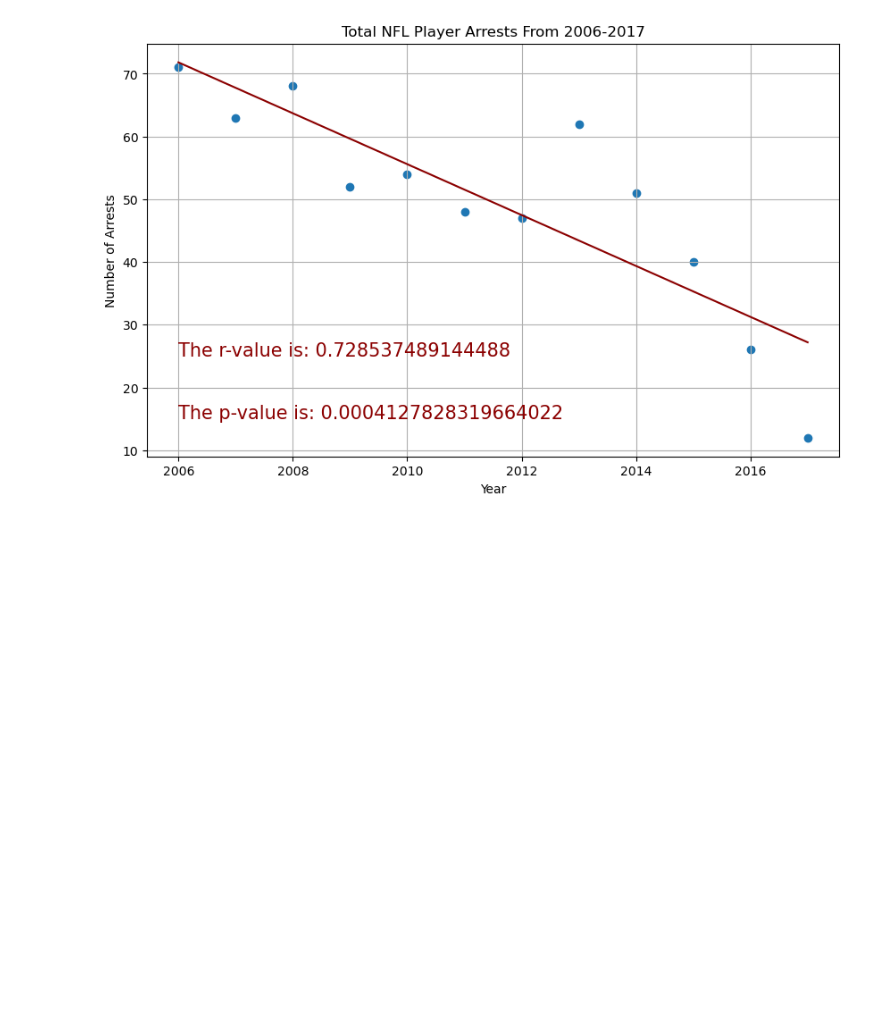
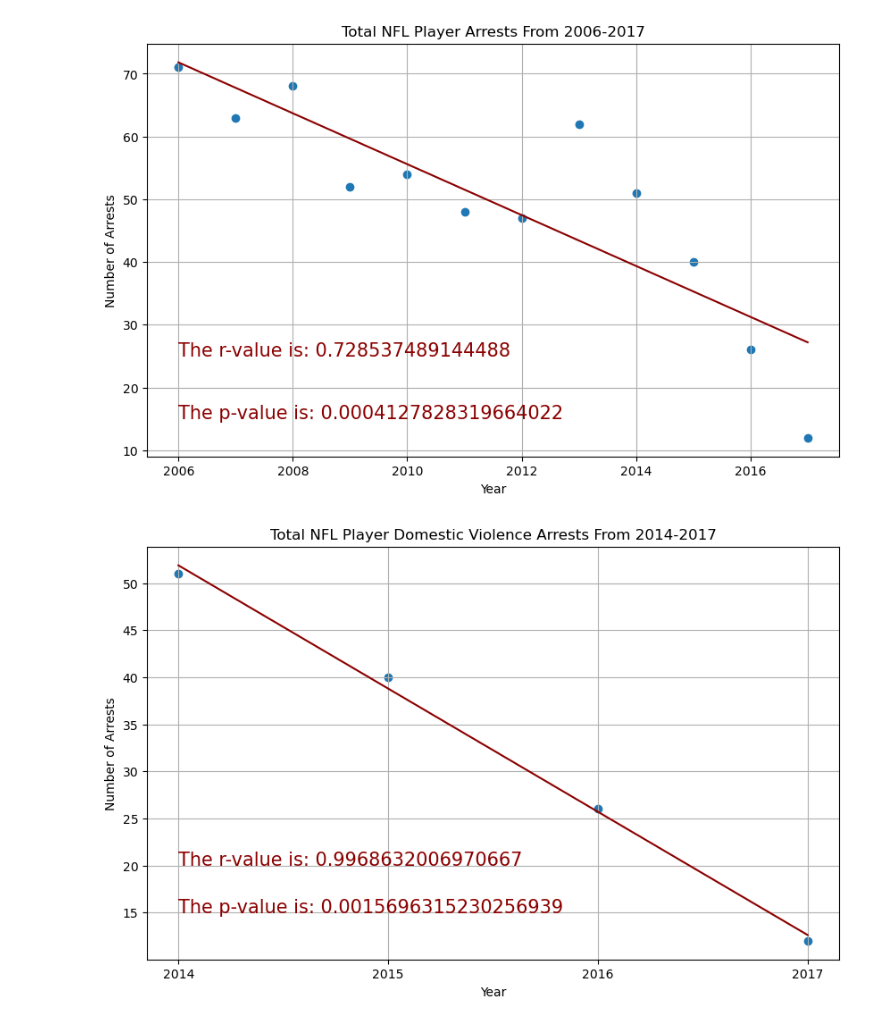
Before and after one commit to jystyn/nfl_arrest_analysis, a Jupyter notebook: 01_charts.ipynb, the cells around one changed output. Drawn from its saved outputs; the diff is of its cells as text; code cells hidden in the pictures; blank space fills up the shorter version.

```diff
--- a/01_charts.ipynb
+++ b/01_charts.ipynb
@@ -171,3 +171,32 @@ plt.grid(True)
 plt.show()
 # %% [output]
 [figure]
+# %%
+# Convert index to float type
+dv_arrests_by_year = arrest_data.groupby("YEAR").size()
+dv_arrests_by_year.index = dv_arrests_by_year.index.astype(float)
+
+# Filter years
+dv_arrests_by_year_filtered = dv_arrests_by_year[(dv_arrests_by_year.index >= 2014) & (dv_arrests_by_year.index <= 2017)]
+
+# Linear Regression Line
+slope, intercept, rvalue, pvalue, stderr = linregress(dv_arrests_by_year_filtered.index, dv_arrests_by_year_filtered.values)
+regress_values = slope * dv_arrests_by_year_filtered.index + intercept
+line_eq = line_eq = "y = " + str(round(slope,2)) + "x +" + str(round(intercept,2))
+coordinates1 = (2014, 20)
+coordinates2 = (2014, 15)
+rv = (rvalue **2)
+
+plt.figure(figsize=(10, 6))
+plt.scatter(dv_arrests_by_year_filtered.index, dv_arrests_by_year_filtered.values)
+plt.plot(dv_arrests_by_year_filtered.index, regress_values, "darkred")
+plt.annotate(f"The r-value is: {rv}", coordinates1, fontsize=15, color='darkred')
+plt.annotate(f"The p-value is: {pvalue}", coordinates2, fontsize=15, color='darkred')
+plt.title('Total NFL Player Domestic Violence Arrests From 2014-2017')
+plt.xlabel('Year')
+plt.ylabel('Number of Arrests')
+plt.grid(True)
+plt.xticks(dv_arrests_by_year_filtered.index)
+plt.show()
+# %% [output]
+[figure, added]
```
